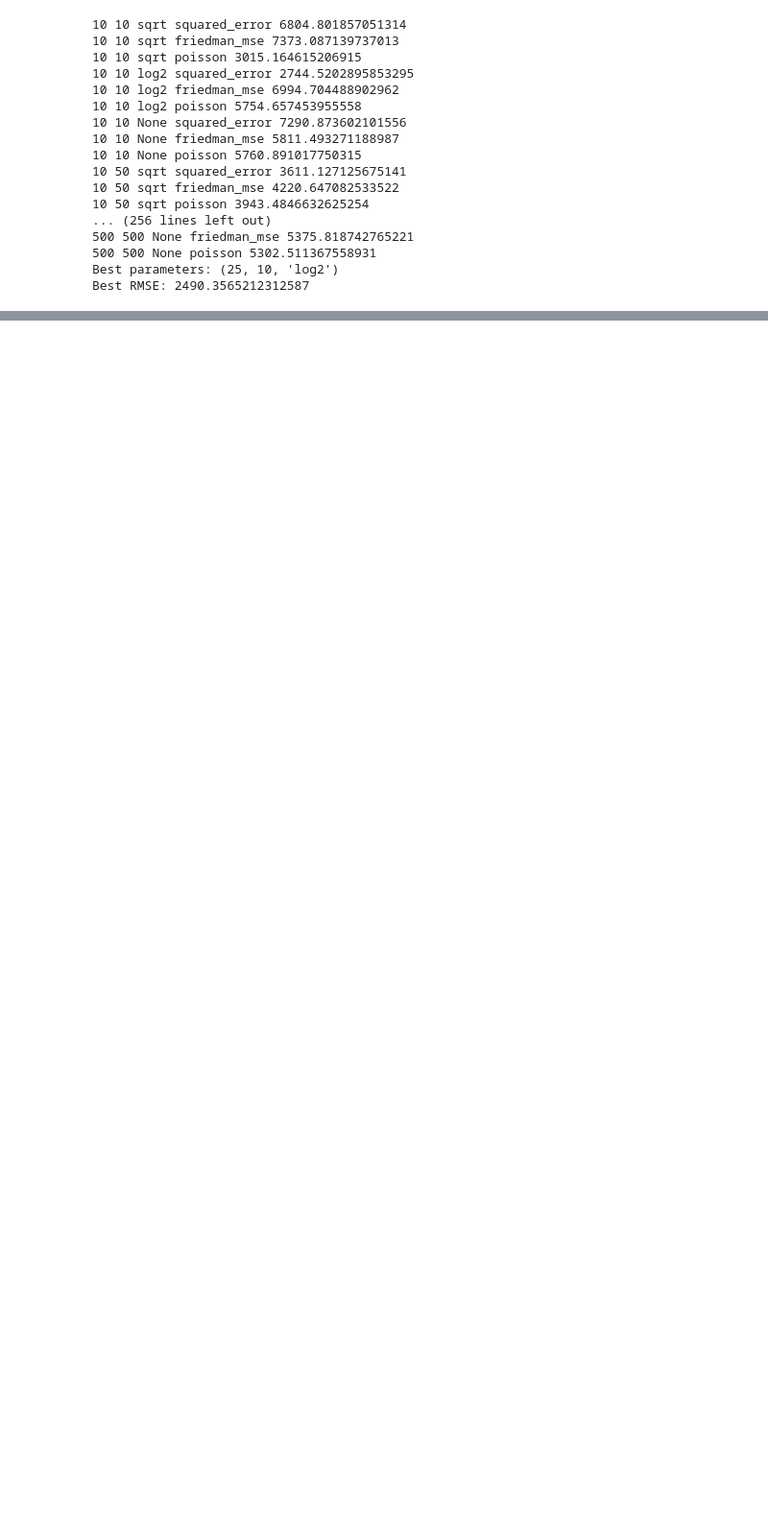
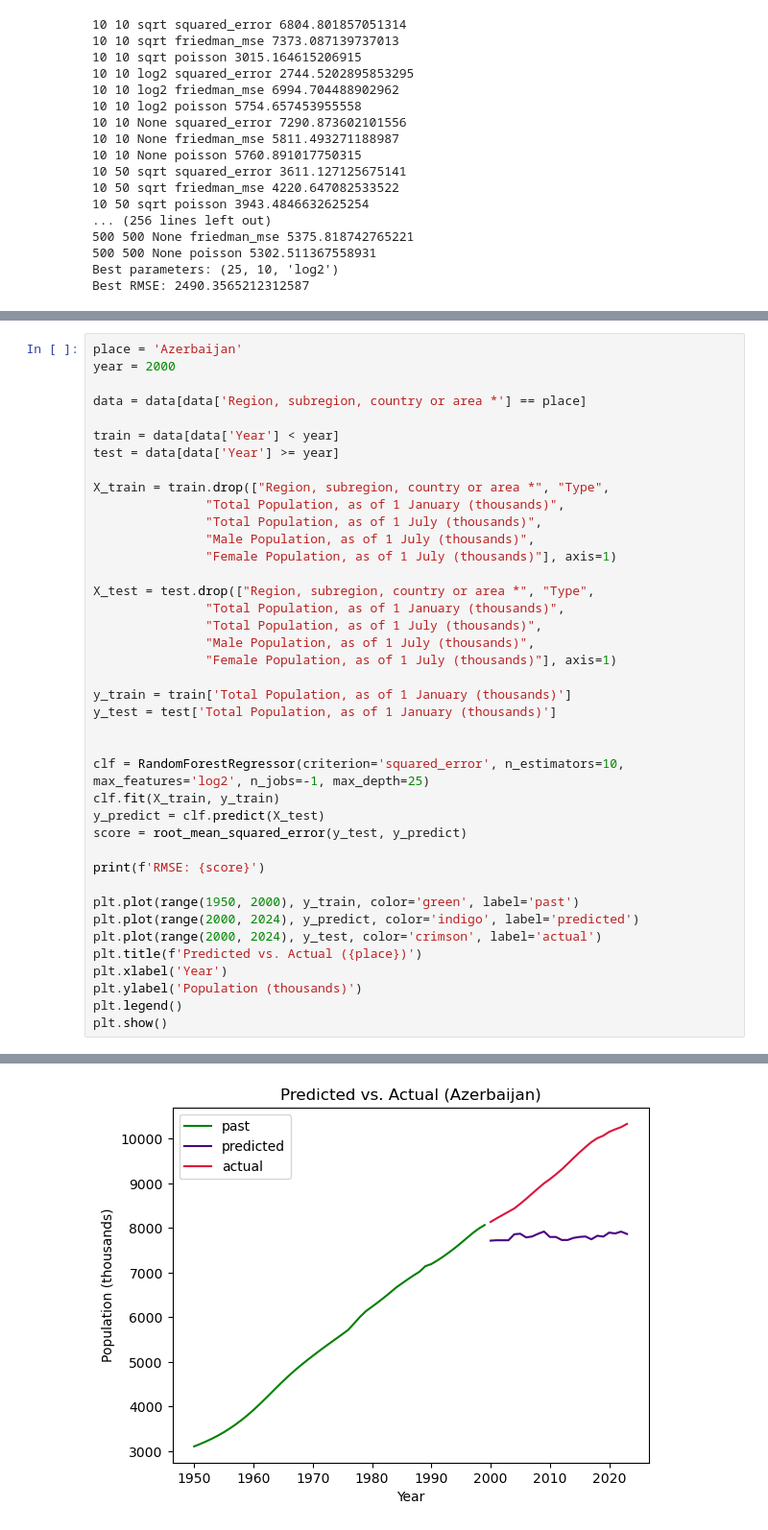
Before and after one commit to JMcknight75/522-Population-Analysis, a Jupyter notebook: CS522 prototype.ipynb, the cells around one changed output, grey strips where cells are left out. Shown at 96% size. Saved outputs shown, nothing was run; the diff lists cells and outputs as text; blank space fills up the shorter version.

Commit message:
single country

```diff
--- a/CS522 prototype.ipynb
+++ b/CS522 prototype.ipynb
@@ -236,0 +116,41 @@ KeyError: "['Population Sex Ratio, as of 1 July (males per 100 females)', 'Natur
+# %%
+place = 'Azerbaijan'
+year = 2000
+
+data = data[data['Region, subregion, country or area *'] == place]
+
+train = data[data['Year'] < year]
+test = data[data['Year'] >= year]
+
+X_train = train.drop(["Region, subregion, country or area *", "Type",
+               "Total Population, as of 1 January (thousands)",
+               "Total Population, as of 1 July (thousands)",
+               "Male Population, as of 1 July (thousands)",
+               "Female Population, as of 1 July (thousands)"], axis=1)
+
+X_test = test.drop(["Region, subregion, country or area *", "Type",
+               "Total Population, as of 1 January (thousands)",
+               "Total Population, as of 1 July (thousands)",
+               "Male Population, as of 1 July (thousands)",
+               "Female Population, as of 1 July (thousands)"], axis=1)
+
+y_train = train['Total Population, as of 1 January (thousands)']
+y_test = test['Total Population, as of 1 January (thousands)']
+
+
+clf = RandomForestRegressor(criterion='squared_error', n_estimators=10, max_features='log2', n_jobs=-1, max_depth=25)
+clf.fit(X_train, y_train)
+y_predict = clf.predict(X_test)
+score = root_mean_squared_error(y_test, y_predict)
+
+print(f'RMSE: {score}')
+
+plt.plot(range(1950, 2000), y_train, color='green', label='past')
+plt.plot(range(2000, 2024), y_predict, color='indigo', label='predicted')
+plt.plot(range(2000, 2024), y_test, color='crimson', label='actual')
+plt.title(f'Predicted vs. Actual ({place})')
+plt.xlabel('Year')
+plt.ylabel('Population (thousands)')
+plt.legend()
+plt.show()
+# %% [output]
@@ -236,0 +158 @@ KeyError: "['Population Sex Ratio, as of 1 July (males per 100 females)', 'Natur
+[figure, added]
```
Also changed, not shown: parts of 2 cells of this notebook.
